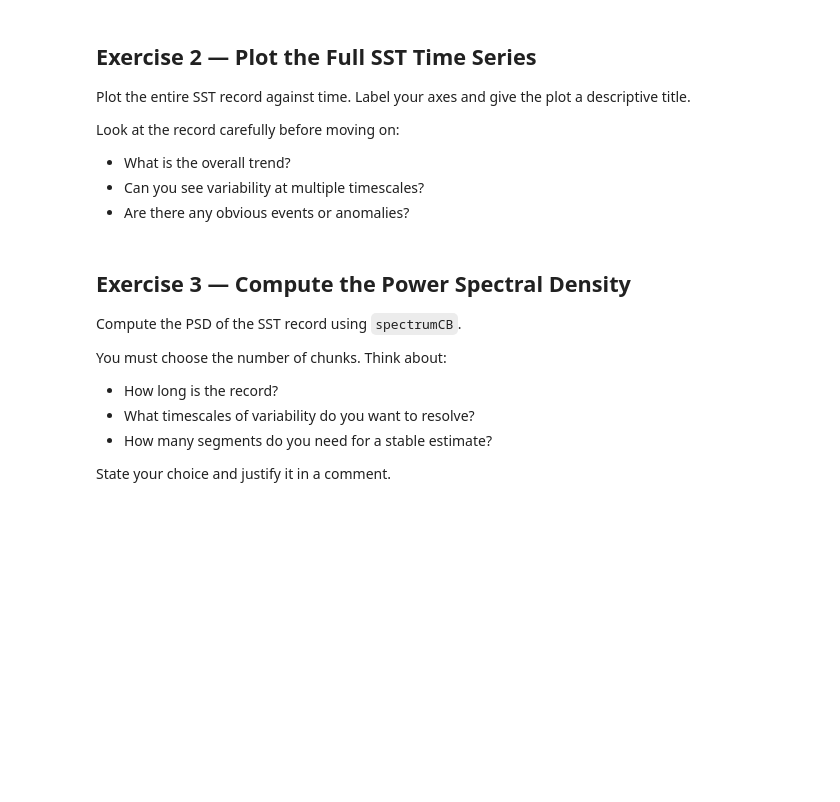
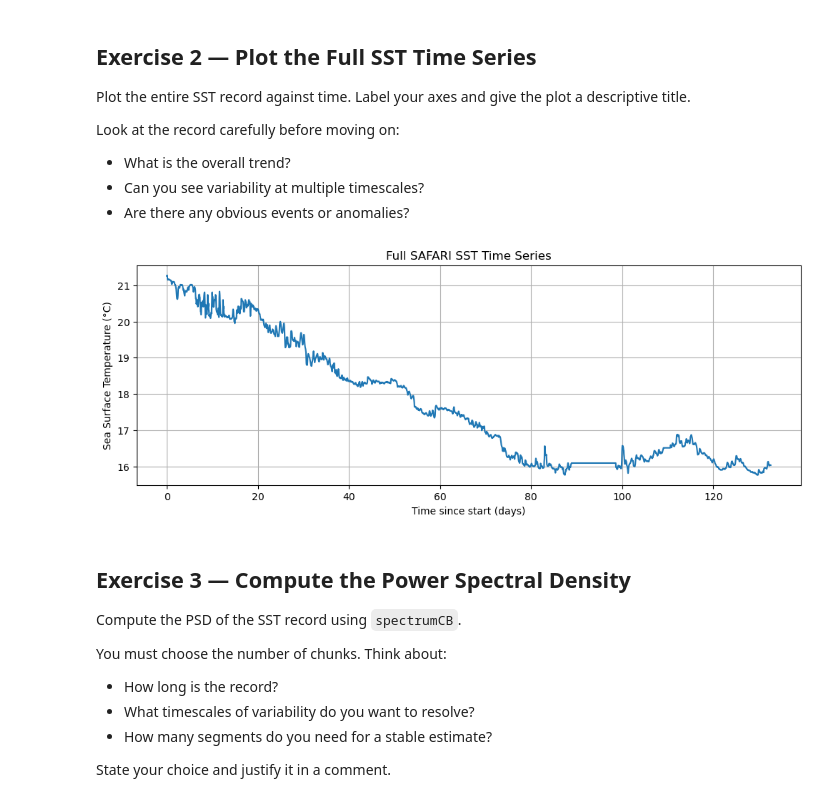
Before and after one commit to mae223-oceantech/time-series-analysis-ChenMinKuan, a Jupyter notebook: Tutorial_SAFARI_SST.ipynb, the cells around one changed output. Cells and saved outputs as stored; diff of their text form; code cells hidden in the pictures; blank space fills up the shorter version.

```diff
--- a/Tutorial_SAFARI_SST.ipynb
+++ b/Tutorial_SAFARI_SST.ipynb
@@ -89,6 +89,8 @@ with open('safari_sst.json') as f:
     safari = json.load(f)
 
 # YOUR CODE HERE — print the metadata
+print("Metadata:")
+print(safari['metadata'])
 
 
 # YOUR CODE HERE — parse timestamps into decimal days since the record start
@@ -97,10 +99,19 @@ with open('safari_sst.json') as f:
 #   2. Subtract the first timestamp
 #   3. Convert to days via .total_seconds() / 86400
 # Store result as: time_sst  (decimal days)
+time_strings = safari['time']
+time_dt = [datetime.strptime(t, '%Y-%m-%dT%H:%M') for t in time_strings]
+time_sst = np.array([(t - time_dt[0]).total_seconds() / 86400 for t in time_dt])
 
 
 # YOUR CODE HERE — extract SST as a numpy float array
 # Store result as: sst  (degrees C)
+sst = np.array(safari['sst'], dtype=float)
 
 
 # YOUR CODE HERE — print a summary: record length, dt, SST range
+dt = time_sst[1] - time_sst[0]
+print("\nSummary:")
+print(f"Record length: {len(sst)} samples")
+print(f"dt: {dt:.6f} days ({dt*24:.1f} hours)")
+print(f"SST range: {sst.min():.2f} to {sst.max():.2f} °C")
@@ -116,6 +135,15 @@ Look at the record carefully before moving on:
 # %%
 # YOUR CODE HERE — plot the full SST time series
 # Include: axis labels, title, grid
+plt.figure(figsize=(12, 4))
+plt.plot(time_sst, sst)
+plt.xlabel('Time since start (days)')
+plt.ylabel('Sea Surface Temperature (°C)')
+plt.title('Full SAFARI SST Time Series')
+plt.grid(True)
+plt.show()
+# %% [output]
+[figure, added]
 # %% [markdown]
 ## Exercise 3 — Compute the Power Spectral Density
 
```
Also changed, not shown: parts of 4 cells of this notebook, 1 other file.
